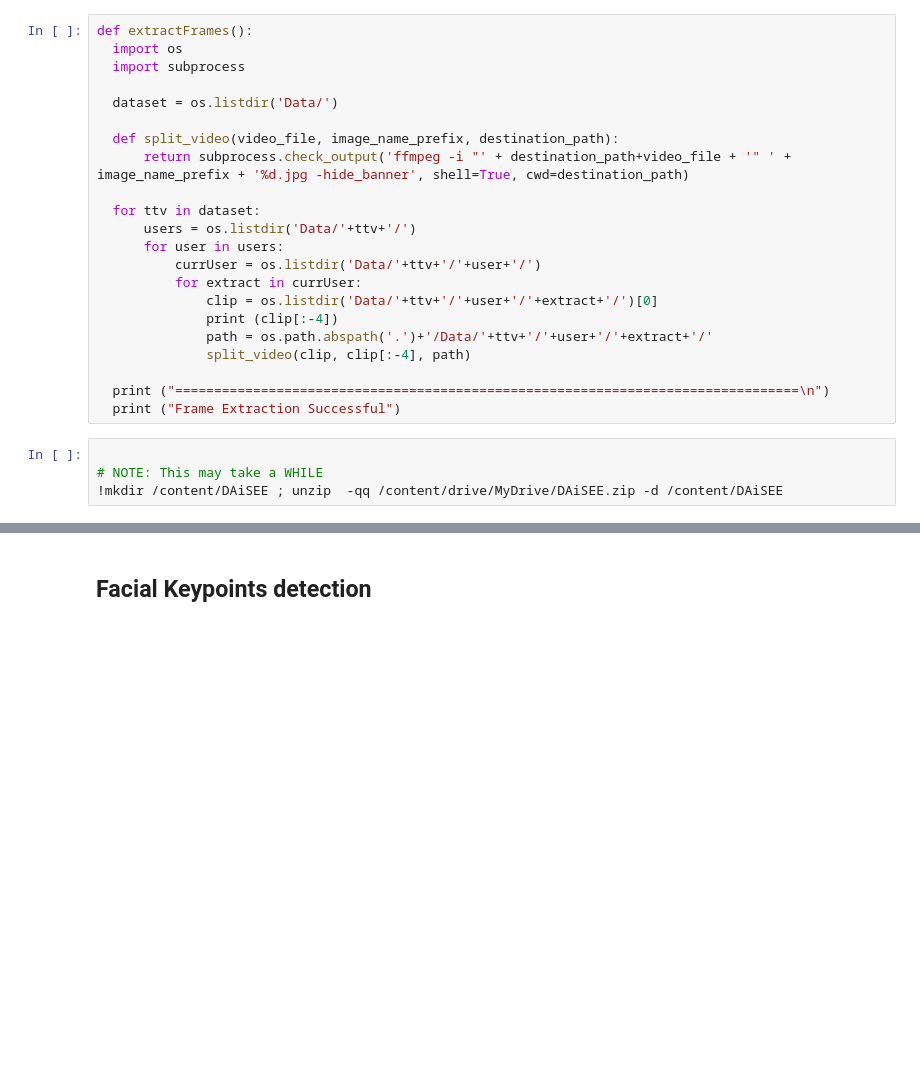
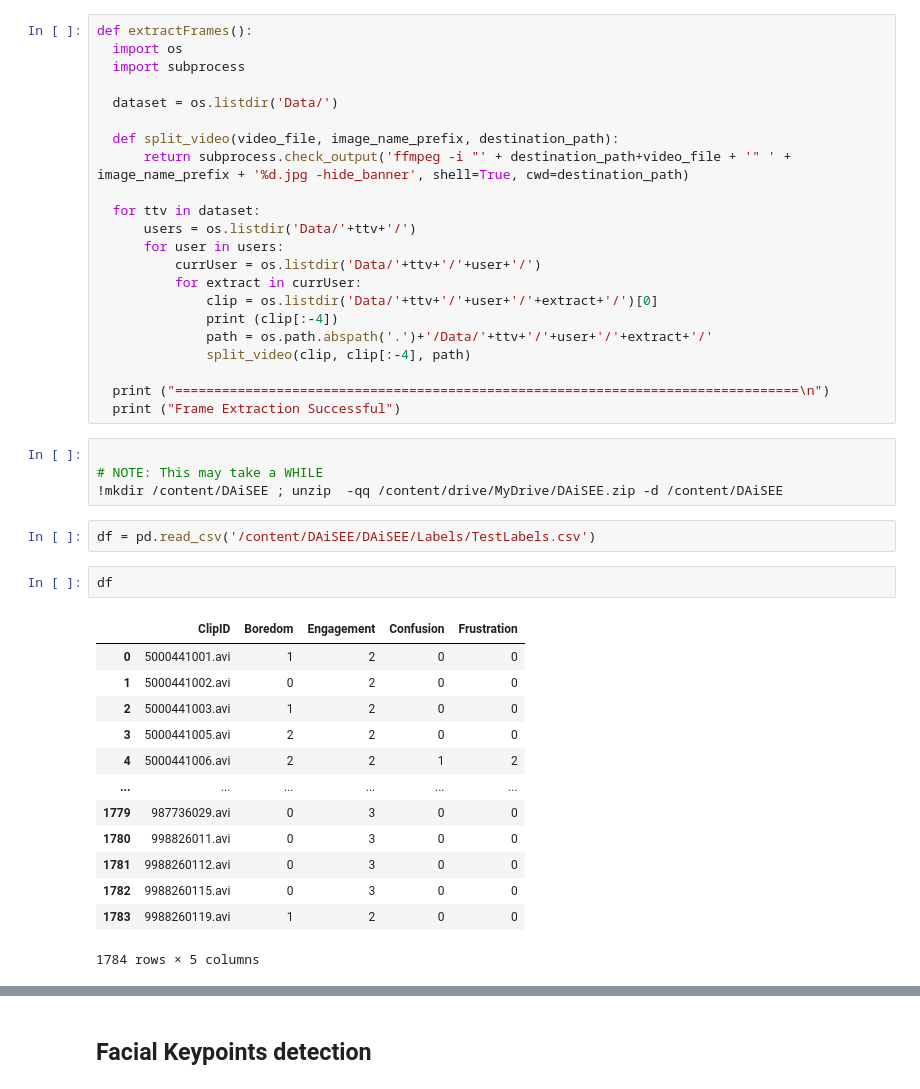
Before and after one commit to aenoboa1/Draft_ML_EmotionAPP, a Jupyter notebook: Main_Notebook.ipynb, the cells around one changed output, grey strips where cells are left out. Cells and saved outputs as stored; diff of their text form; blank space fills up the shorter version.

```diff
--- a/Main_Notebook.ipynb
+++ b/Main_Notebook.ipynb
@@ -121,3 +123,21 @@ def extractFrames():
 
 # NOTE: This may take a WHILE
 !mkdir /content/DAiSEE ; unzip  -qq /content/drive/MyDrive/DAiSEE.zip -d /content/DAiSEE
+# %%
+df = pd.read_csv('/content/DAiSEE/DAiSEE/Labels/TestLabels.csv')
+# %%
+df
+# %% [output]
+|  | ClipID | Boredom | Engagement | Confusion | Frustration |
+| 0 | 5000441001.avi | 1 | 2 | 0 | 0 |
+| 1 | 5000441002.avi | 0 | 2 | 0 | 0 |
+| 2 | 5000441003.avi | 1 | 2 | 0 | 0 |
+| 3 | 5000441005.avi | 2 | 2 | 0 | 0 |
+| 4 | 5000441006.avi | 2 | 2 | 1 | 2 |
+| ... | ... | ... | ... | ... | ... |
+| 1779 | 987736029.avi | 0 | 3 | 0 | 0 |
+| 1780 | 998826011.avi | 0 | 3 | 0 | 0 |
+| 1781 | 9988260112.avi | 0 | 3 | 0 | 0 |
+| 1782 | 9988260115.avi | 0 | 3 | 0 | 0 |
+| 1783 | 9988260119.avi | 1 | 2 | 0 | 0 |
+1784 rows × 5 columns
```
Also changed, not shown: parts of 10 cells of this notebook.
